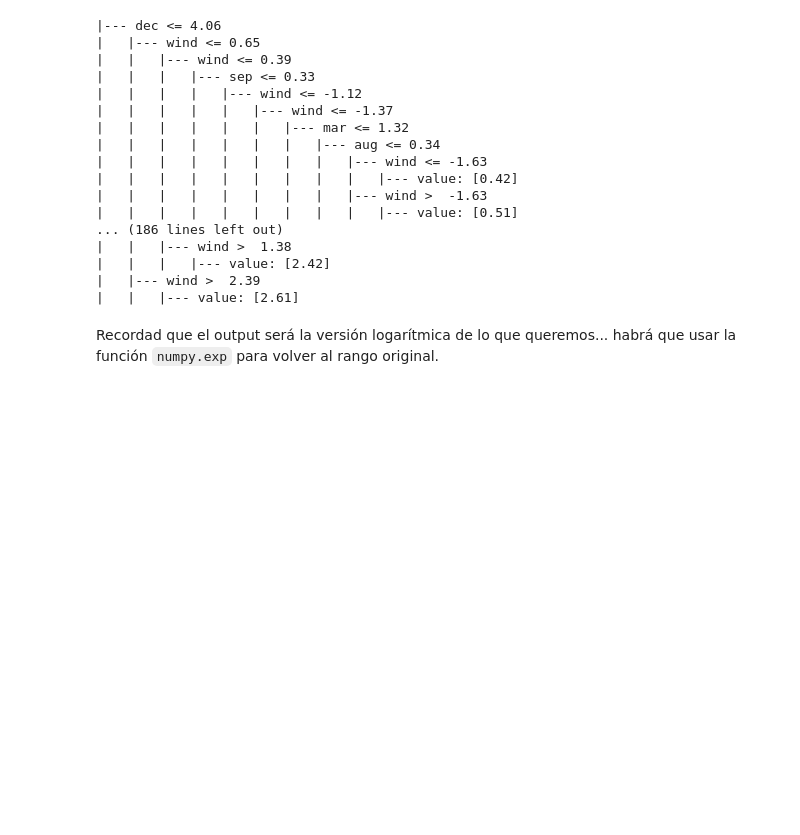
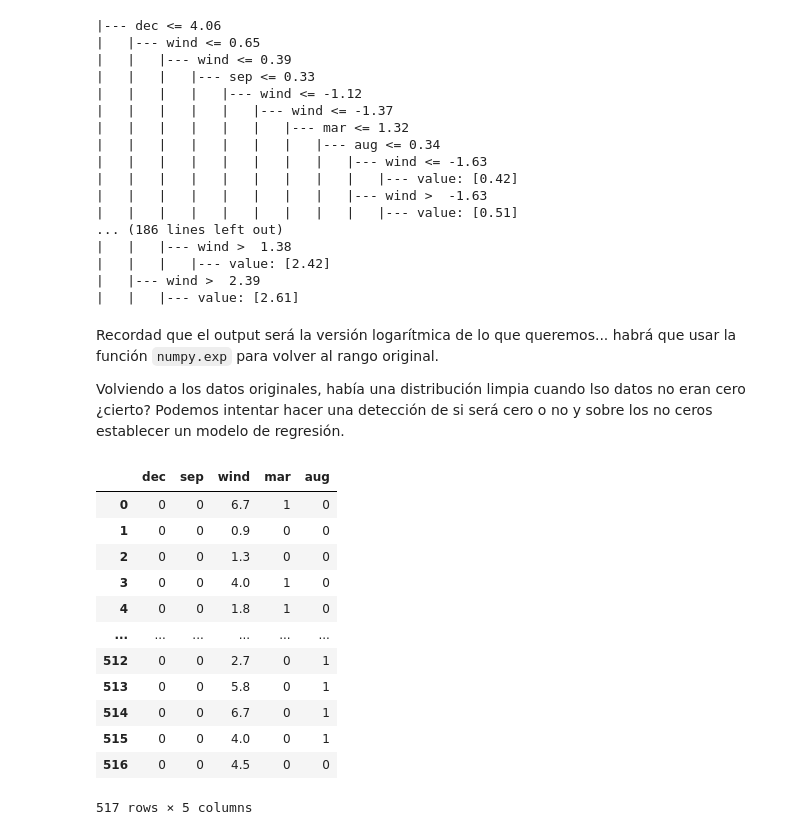
Before and after one commit to IraitzTB/TheBridge_DSPT_ML, a Jupyter notebook: Retos/Forest fires/Forest_fires.ipynb, the cells around one changed output. Saved outputs shown, nothing was run; the diff lists cells and outputs as text; code cells hidden in the pictures; blank space fills up the shorter version.

```diff
--- a/Retos/Forest fires/Forest_fires.ipynb
+++ b/Retos/Forest fires/Forest_fires.ipynb
@@ -333,3 +365,21 @@ print(export_text(tree_model, feature_names=list(X_train.columns)))
 |   |   |--- value: [2.61]
 # %% [markdown]
 Recordad que el output será la versión logarítmica de lo que queremos... habrá que usar la función `numpy.exp` para volver al rango original.
+
+Volviendo a los datos originales, había una distribución limpia cuando lso datos no eran cero ¿cierto? Podemos intentar hacer una detección de si será cero o no y sobre los no ceros establecer un modelo de regresión.
+# %%
+X
+# %% [output]
+|  | dec | sep | wind | mar | aug |
+| 0 | 0 | 0 | 6.7 | 1 | 0 |
+| 1 | 0 | 0 | 0.9 | 0 | 0 |
+| 2 | 0 | 0 | 1.3 | 0 | 0 |
+| 3 | 0 | 0 | 4.0 | 1 | 0 |
+| 4 | 0 | 0 | 1.8 | 1 | 0 |
+| ... | ... | ... | ... | ... | ... |
+| 512 | 0 | 0 | 2.7 | 0 | 1 |
+| 513 | 0 | 0 | 5.8 | 0 | 1 |
+| 514 | 0 | 0 | 6.7 | 0 | 1 |
+| 515 | 0 | 0 | 4.0 | 0 | 1 |
+| 516 | 0 | 0 | 4.5 | 0 | 0 |
+517 rows × 5 columns
```
Also changed, not shown: parts of 22 cells of this notebook.
